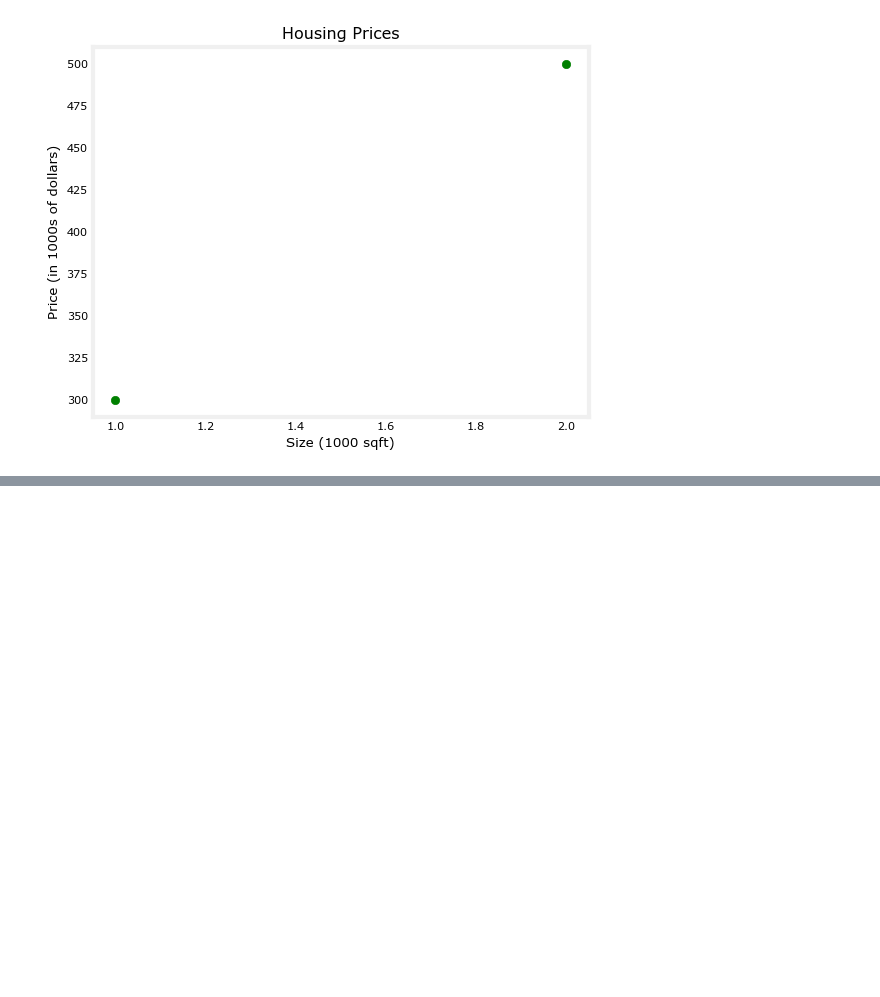
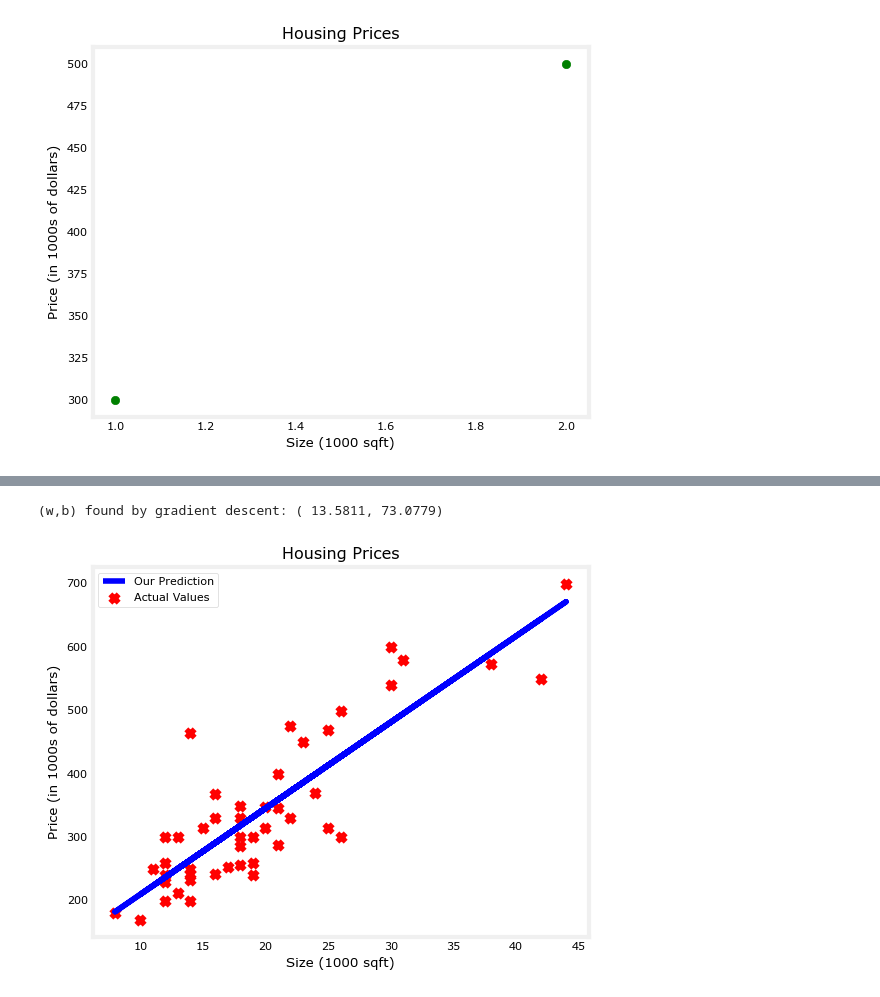
Before and after one commit to Mahanth-Maha/DataSci, a Jupyter notebook: Course_1_Supervised_ML/101_Regression_week_1_2.ipynb, the cells around one changed output, grey strips where cells are left out. Drawn from its saved outputs; the diff is of its cells as text; code cells hidden in the pictures; blank space fills up the shorter version.

```diff
--- a/Course_1_Supervised_ML/101_Regression_week_1_2.ipynb
+++ b/Course_1_Supervised_ML/101_Regression_week_1_2.ipynb
@@ -92,0 +202,20 @@ plt.show()
+# %%
+with open('data_custom.txt') as f:
+    d = f.read()
+d = d.split('\n')
+for i in range(len(d)):
+    k = d[i].split(',')
+    for j in range(len(k)):
+        k[j] = int(k[j])
+    d[i] = k
+SqrFeet = []
+prices = []
+for i in d:
+    SqrFeet.append(i[0])
+    prices.append(i[1])
+LinReg_New_data = Uni_Var_Linear_Regression(np.array(SqrFeet),np.array(prices),alpha=0.001,iterations=100000)
+LinReg_New_data.gradient_descent()
+LinReg_New_data.plottt()
+# %% [output]
+(w,b) found by gradient descent: ( 13.5811, 73.0779)
+[figure, added]
```
Also changed, not shown: parts of 4 cells of this notebook, 3 other files.
